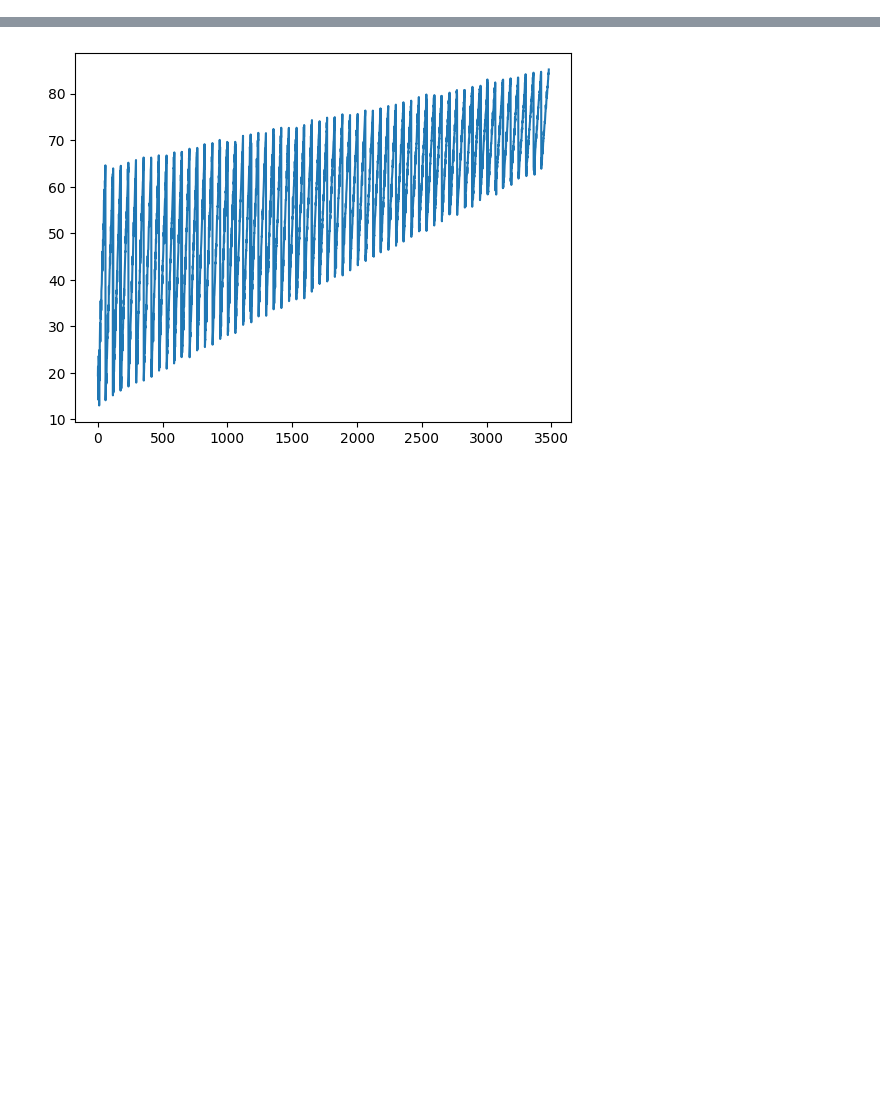
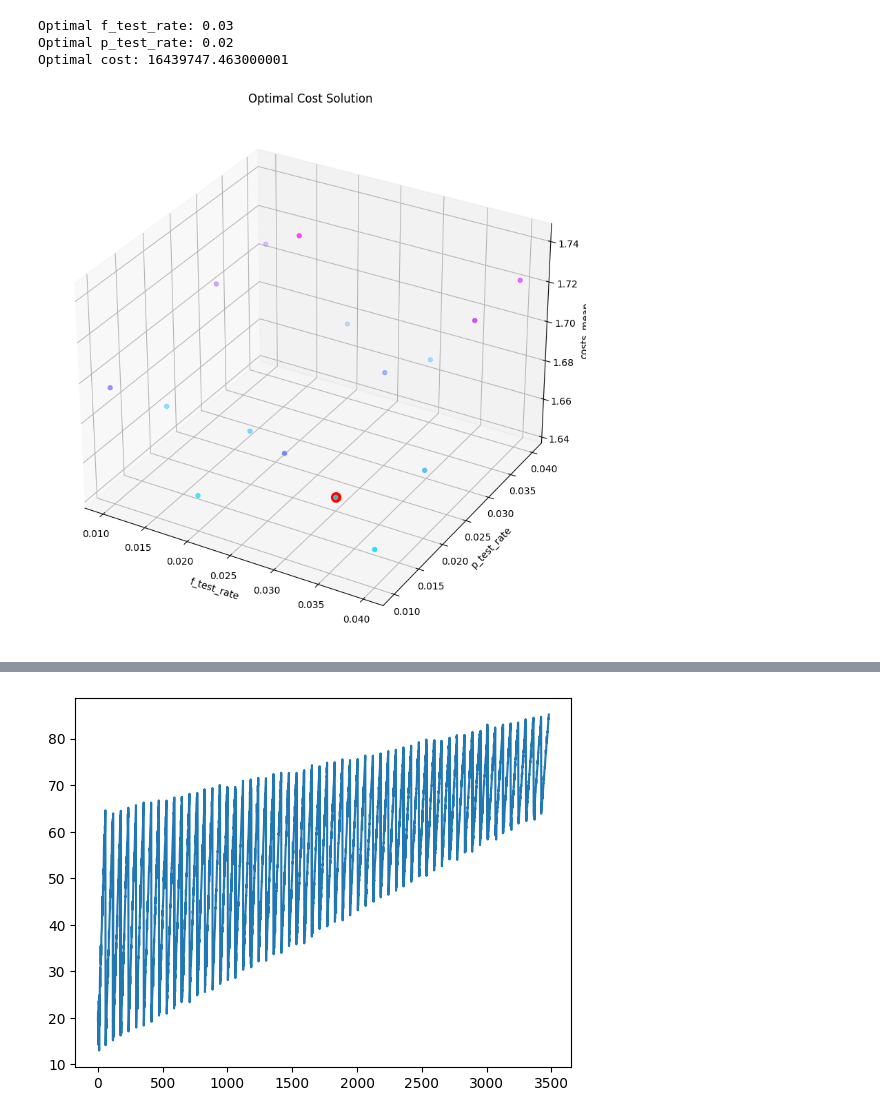
Before and after one commit to kushal-satya/food_safety_abm, a Jupyter notebook: model.ipynb, the cells around one changed output, grey strips where cells are left out. Cells and saved outputs as stored; diff of their text form; code cells hidden in the pictures; blank space fills up the shorter version.

```diff
--- a/model.ipynb
+++ b/model.ipynb
@@ -252,0 +273,32 @@ KeyboardInterrupt:
+# %%
+import matplotlib.pyplot as plt
+from mpl_toolkits.mplot3d import Axes3D
+
+# Find the index of the minimum value in the costs_mean array
+min_idx = np.argmin(costs_mean)
+
+# Get the corresponding values of f_test_rate and p_test_rate
+opt_f = ftest_rate[min_idx]
+opt_p = ptest_rate[min_idx]
+opt_cost = costs_mean[min_idx]
+
+# Print the optimal values
+print('Optimal f_test_rate:', opt_f)
+print('Optimal p_test_rate:', opt_p)
+print('Optimal cost:', opt_cost)
+
+# Create a 3D scatter plot
+fig = plt.figure(figsize=(10, 10))
+ax = fig.add_subplot(111, projection='3d')
+ax.scatter(ftest_rate, ptest_rate, costs_mean, c=costs_mean, cmap='cool')
+ax.scatter(opt_f, opt_p, opt_cost, c='red', s=100)
+ax.set_xlabel('f_test_rate')
+ax.set_ylabel('p_test_rate')
+ax.set_zlabel('costs_mean')
+ax.set_title('Optimal Cost Solution')
+plt.show()
+# %% [output]
+Optimal f_test_rate: 0.03
+Optimal p_test_rate: 0.02
+Optimal cost: 16439747.463000001
+[figure, added]
```
Also changed, not shown: parts of 7 cells of this notebook, 3 other files.
